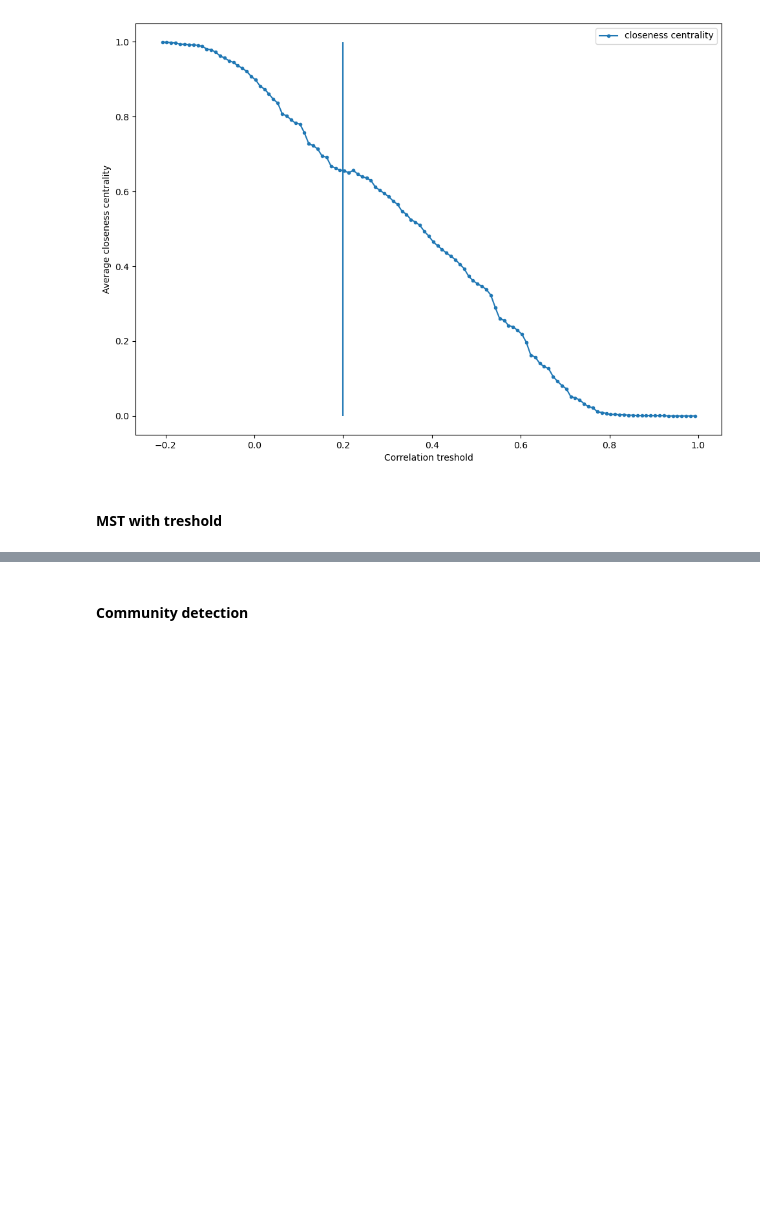
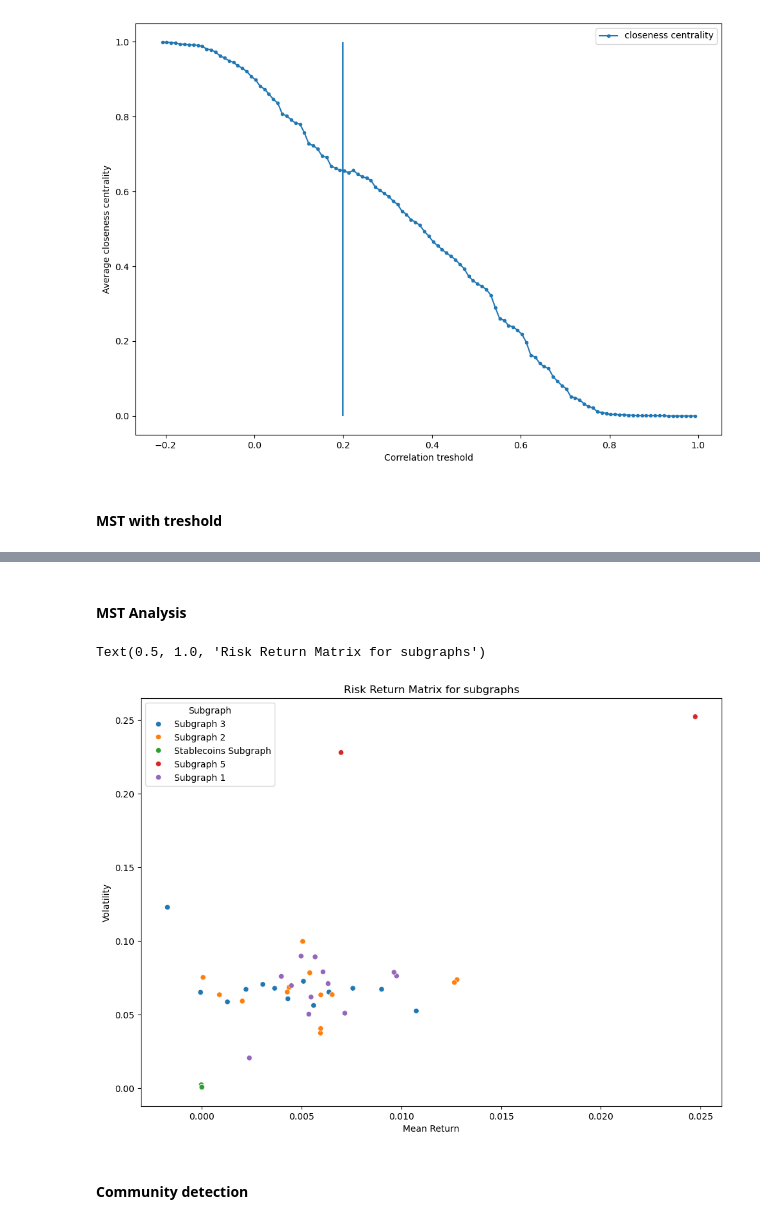
Before and after one commit to FedeScenna/Crypto_NetworkAnalysis, a Jupyter notebook: 04_NetworkAnalysis.ipynb, the cells around one changed output, grey strips where cells are left out. Saved outputs shown, nothing was run; the diff lists cells and outputs as text; code cells hidden in the pictures; blank space fills up the shorter version.

Commit message:
risk matrix subgraphs

```diff
--- a/04_NetworkAnalysis.ipynb
+++ b/04_NetworkAnalysis.ipynb
@@ -302,3 +293,37 @@ plt.show()
+# %% [markdown]
+#### MST Analysis
+# %%
+sub_1 = ["XRP","DOT","YFI","ETC", "VET","OKB","XLM", "LEO", "ETH", "XMR", "HT", "SNX"]
+sub_2 = ["XEM", "DASH","WBTC","BSV","NEO","ZEC","EOS","UMA","BTC","OMG","THETA","BNB","TRX"]
+sub_3 = ["XTZ", "ADA", "ONT","FTT", "MIOTA","BCH","ATOM","LINK","HEDG","MKR", "ALGO","LTC","XTZ","CRO"]
+sub_4 = ["TUSD","BUSD","USDT","DAI","USDC"] #Stablecoins
+sub_5 = ["CTC","HEX"]
+# %%
+mst_analysis = df[["coin", "daily_log_return"]].copy()
+mst_analysis['mean_return'] = mst_analysis['daily_log_return'].groupby(df['coin']).transform('mean')
+mst_analysis['volatility'] = mst_analysis['daily_log_return'].groupby(df['coin']).transform('std')
+mst_analysis["subgraph"] = np.where(mst_analysis["coin"].isin(sub_1),
+                          "Subgraph 1",
+                          np.where(mst_analysis["coin"].isin(sub_2),
+                            "Subgraph 2",
+                            np.where(
+                                mst_analysis["coin"].isin(sub_3),
+                                "Subgraph 3",
+                                np.where(
+                                    mst_analysis["coin"].isin(sub_4),
+                                    "Stablecoins Subgraph",
+                                    np.where(mst_analysis["coin"].isin(sub_5),
+                                             "Subgraph 5", None
+                                             )
+                                             ))))
+mst_analysis = mst_analysis.groupby(["coin","subgraph"]).agg({"mean_return":"mean", "volatility":"mean"}).reset_index().rename(columns = {"volatility":"Volatility", "mean_return":"Mean Return", "subgraph":"Subgraph"})
+# %%
+fig, ax = plt.subplots(figsize=(a4_dims))
+sns.scatterplot(data=mst_analysis, x = "Mean Return", y = "Volatility", hue = "Subgraph",palette="tab10")
+ax.set_title("Risk Return Matrix for subgraphs")
+# %% [output]
+Text(0.5, 1.0, 'Risk Return Matrix for subgraphs')
+[figure, added]
 # %% [markdown]
 #### Community detection
 # %%
```
Also changed, not shown: parts of 6 cells of this notebook, 5 other files.
